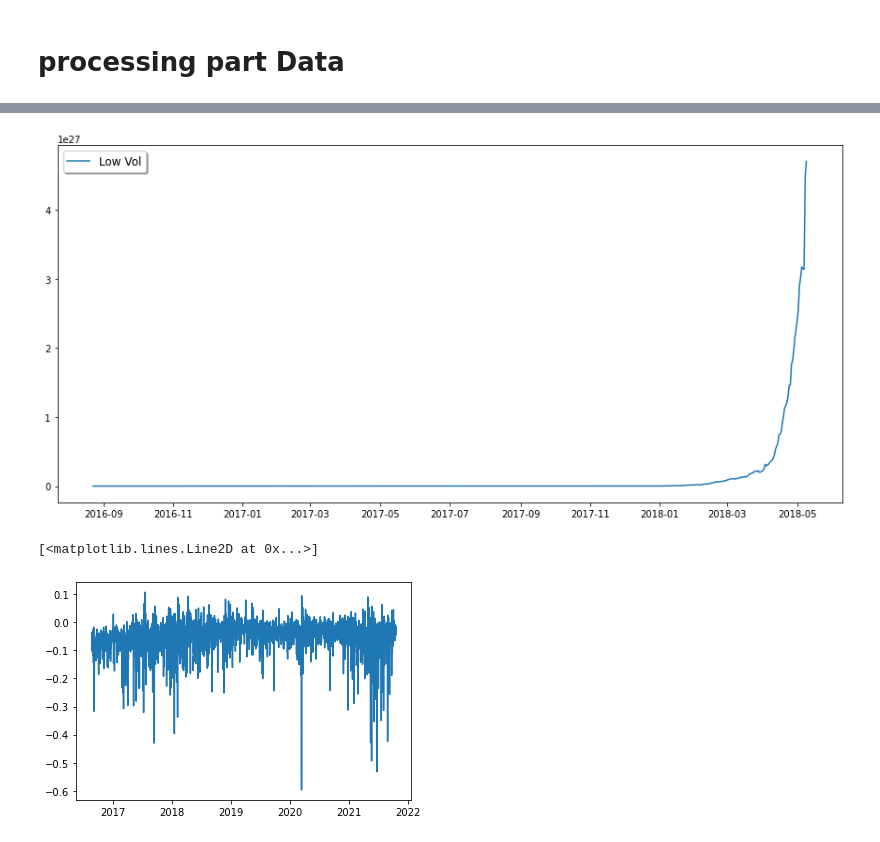
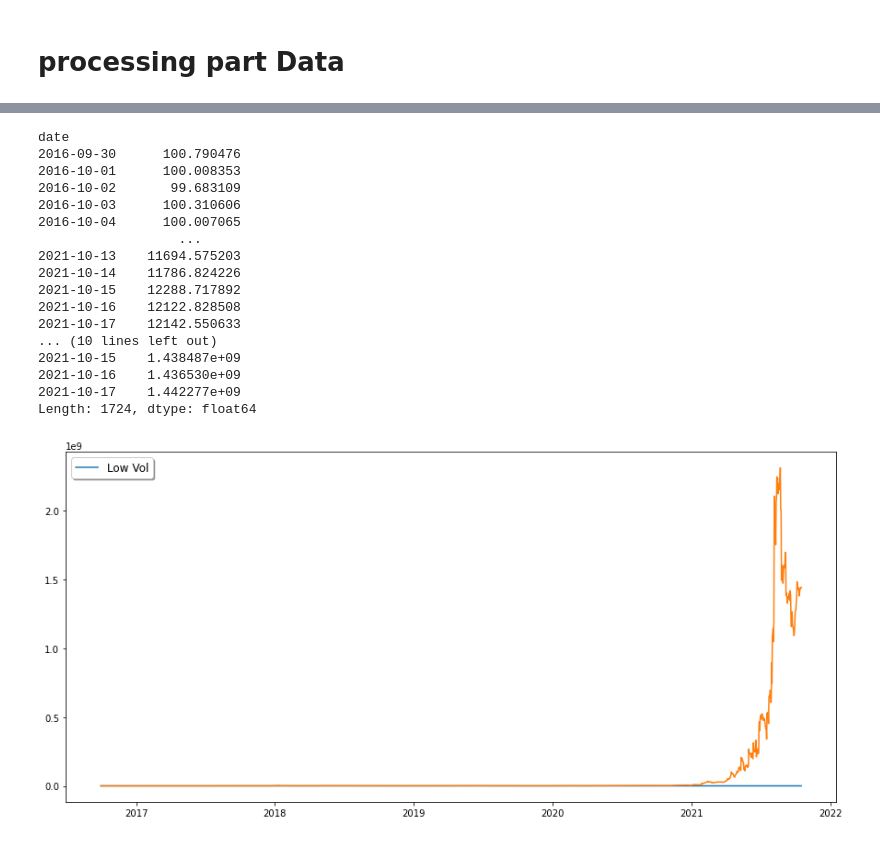
Before and after one commit to GuillaumePv/lowbeta_cryptocurrency, a Jupyter notebook: notebooks/low_vol_strat.ipynb, the cells around one changed output, grey strips where cells are left out. Saved outputs shown, nothing was run; the diff lists cells and outputs as text; code cells hidden in the pictures.

```diff
--- a/notebooks/low_vol_strat.ipynb
+++ b/notebooks/low_vol_strat.ipynb
@@ -20,7 +20,7 @@ else:
 import config as c
 # %%
 windows = c.windows
-number_crypto = c.number_cyptos
+number_crypto = c.number_cryptos
 market_cap = c.market_cap
 
 df_name_index = pd.read_csv(f"{path_b}data/processed/first_{number_crypto}_crypto_list.csv", index_col=0)
@@ -37,7 +37,7 @@ del df_close_price['date']
 ## use market cap file
 
 df_market_cap = pd.read_csv(f'{path_b}data/processed/crypto_date_marketcap_1mio_sorted.csv', index_col=0)
-
+df_market_cap = df_market_cap[df_market_cap.index != 95]
 
 df_market_cap_first_20 = df_market_cap.iloc[:number_crypto]
 
@@ -49,7 +49,7 @@ first_date_final = pd.to_datetime(first_date[0])
 # TODO: change way to do it in the index
 df_final_data = df_close_price.drop(df_close_price[df_close_price.index < first_date_final].index)
 df_final_data = df_final_data[df_market_cap_first_20['crypto_name']]
-df_final_data_return = np.log(df_final_data/df_final_data.shift(1)).dropna()
+df_final_data_return = df_final_data.pct_change().iloc[1:,:].fillna(0)
 df_final_data_return
 # %% [output]
 |  | bitcoin | litecoin | ripple | nxt | dogecoin | digibyte | dash | monero | bitshares | stellar | ... |
@@ -69,7 +69,7 @@ df_final_data_return
 # %%
 #Long Asset with Low Vol
 df_vol = df_final_data_return.rolling(windows).std().dropna()
-returns_vol_quantile = df_final_data_return.T.apply(lambda x: pd.qcut(x, 5, labels=False, duplicates="drop"), axis=0).T
+returns_vol_quantile = df_vol.T.apply(lambda x: pd.qcut(x, 5, labels=False, duplicates="drop"), axis=0).T
 # %%
 for i in returns_vol_quantile.columns:
     returns_vol_quantile.loc[returns_vol_quantile[i] == 0, i] = 0.5 # First quantile for vol
@@ -108,11 +106,10 @@ for i in tqdm(returns_high_vol_quantile.index):
 del returns_high_vol_quantile['sum']
 # %%
 # TODO: debug return
-diff = df_final_data_return.shape[0] - returns_high_vol_quantile.shape[0]
-df_return_vol = df_final_data_return.iloc[diff+2:,]
+df_final_data_return = df_final_data_return.loc[returns_low_vol_quantile.index,:]
+low_vol_return = np.multiply(df_final_data_return, returns_low_vol_quantile)
+low_vol_perf = np.sum(low_vol_return,1)
+print(low_vol_perf)
 
-low_vol_return = np.multiply(df_return_vol, returns_low_vol_quantile.iloc[diff+2:,])
-low_vol_perf = np.sum(low_vol_return,1)
-
-high_vol_return = np.multiply(df_return_vol, returns_high_vol_quantile.iloc[diff+2:,])
+high_vol_return = np.multiply(df_final_data_return, returns_high_vol_quantile)
 high_vol_perf = np.sum(high_vol_return,1)
@@ -119,13 +130,32 @@ high_vol_perf = np.sum(high_vol_return,1)
 # %%
 plt.figure(figsize=(15,7))
-#plt.plot((low_vol_perf+1).cumprod()*100)
-plt.plot((high_vol_perf+1).cumprod()*100)
+low_vol = (low_vol_perf+1).cumprod()*100
+print(low_vol)
+
+
+high_vol = (high_vol_perf+1).cumprod()*100
+print(high_vol)
+
+plt.plot(low_vol)
+plt.plot(high_vol)
 plt.legend(['Low Vol'],loc='upper left',fontsize='large',fancybox=True, shadow=True)
 plt.show()
 # %% [output]
+date
+2016-09-30      100.790476
+2016-10-01      100.008353
+2016-10-02       99.683109
+2016-10-03      100.310606
+2016-10-04      100.007065
+                  ...
+2021-10-13    11694.575203
+2021-10-14    11786.824226
+2021-10-15    12288.717892
+2021-10-16    12122.828508
+2021-10-17    12142.550633
+... (10 lines left out)
+2021-10-15    1.438487e+09
+2021-10-16    1.436530e+09
+2021-10-17    1.442277e+09
+Length: 1724, dtype: float64
-[figure, old version]
+[figure, new version]
-# %%
-plt.plot(low_vol_perf)
-# %% [output]
-[<matplotlib.lines.Line2D at 0x...>]
-[figure, removed]
```
Also changed, not shown: parts of 4 cells of this notebook, 4 other files.
